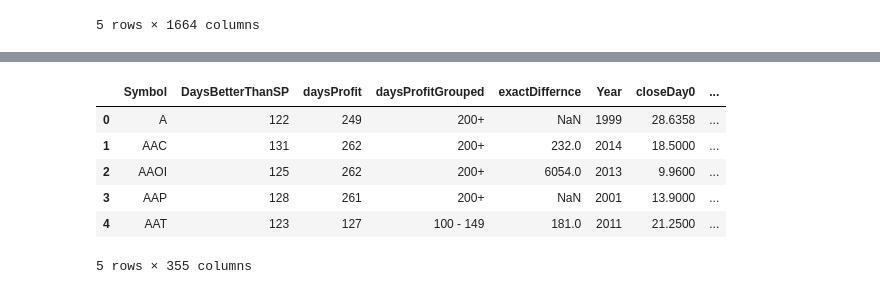
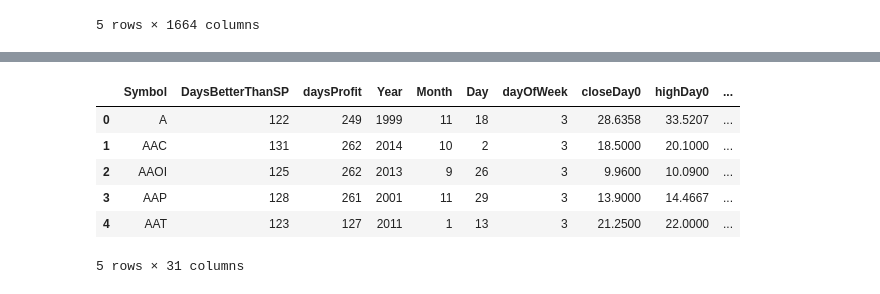
Before and after one commit to JunTheRewels/IPO_Analysis, a Jupyter notebook: csv_reader.ipynb, the cells around one changed output, grey strips where cells are left out. Saved outputs shown, nothing was run; the diff lists cells and outputs as text; code cells hidden in the pictures.

Commit message:
removed unnecessary columns

```diff
--- a/csv_reader.ipynb
+++ b/csv_reader.ipynb
@@ -33,2 +33,3 @@ ipo_df.head()
 # %%
-ipo_df.drop(ipo_df.iloc[:, 6:9], inplace = True, axis = 1)
+ipo_df.drop(ipo_df.iloc[:, -325:], inplace = True, axis = 1)
+ipo_df.head()
@@ -35,10 +44,12 @@ ipo_df.drop(ipo_df.iloc[:, 6:9], inplace = True, axis = 1)
-# %%
-ipo_df.head()
-# %% [output]
-|  | Symbol | DaysBetterThanSP | daysProfit | daysProfitGrouped | exactDiffernce | Year | closeDay0 | ... |
-| 0 | A | 122 | 249 | 200+ | NaN | 1999 | 28.6358 | ... |
-| 1 | AAC | 131 | 262 | 200+ | 232.0 | 2014 | 18.5000 | ... |
-| 2 | AAOI | 125 | 262 | 200+ | 6054.0 | 2013 | 9.9600 | ... |
-| 3 | AAP | 128 | 261 | 200+ | NaN | 2001 | 13.9000 | ... |
-| 4 | AAT | 123 | 127 | 100 - 149 | 181.0 | 2011 | 21.2500 | ... |
-5 rows × 355 columns
+# %%
+ipo_df.drop(ipo_df.iloc[:, 3:5], inplace = True, axis = 1)
+
+ipo_df.head()
+# %% [output]
+|  | Symbol | DaysBetterThanSP | daysProfit | Year | Month | Day | dayOfWeek | closeDay0 | highDay0 | ... |
+| 0 | A | 122 | 249 | 1999 | 11 | 18 | 3 | 28.6358 | 33.5207 | ... |
+| 1 | AAC | 131 | 262 | 2014 | 10 | 2 | 3 | 18.5000 | 20.1000 | ... |
+| 2 | AAOI | 125 | 262 | 2013 | 9 | 26 | 3 | 9.9600 | 10.0900 | ... |
+| 3 | AAP | 128 | 261 | 2001 | 11 | 29 | 3 | 13.9000 | 14.4667 | ... |
+| 4 | AAT | 123 | 127 | 2011 | 1 | 13 | 3 | 21.2500 | 22.0000 | ... |
+5 rows × 31 columns
```
Also changed, not shown: parts of 10 cells of this notebook, 1 other file.
